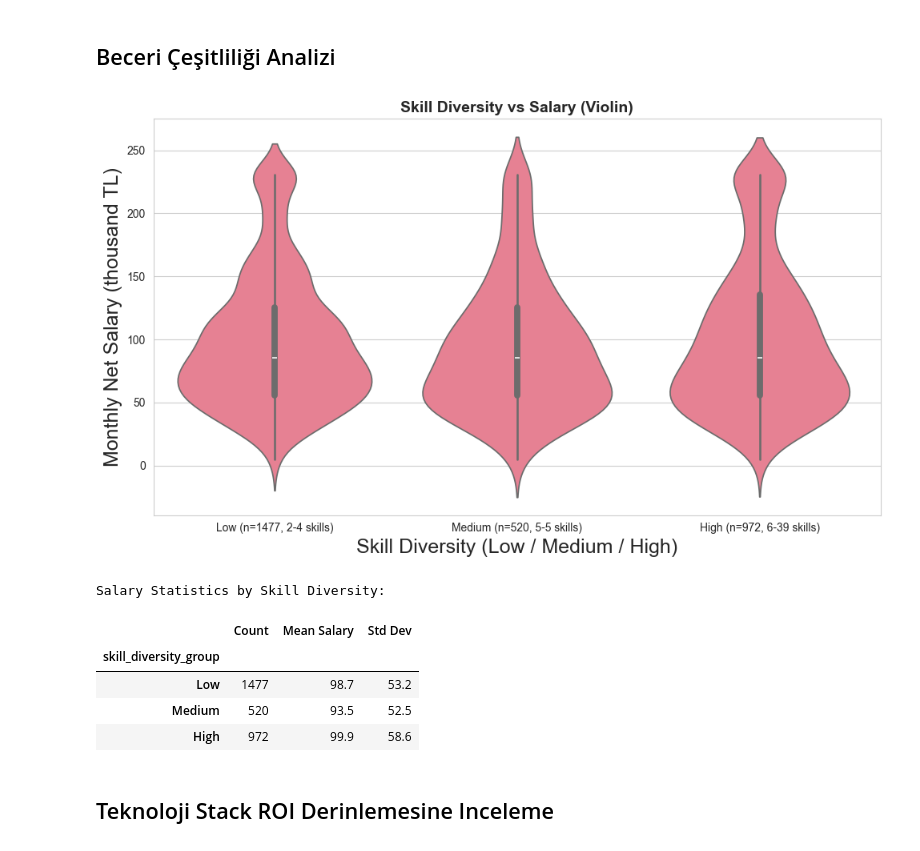
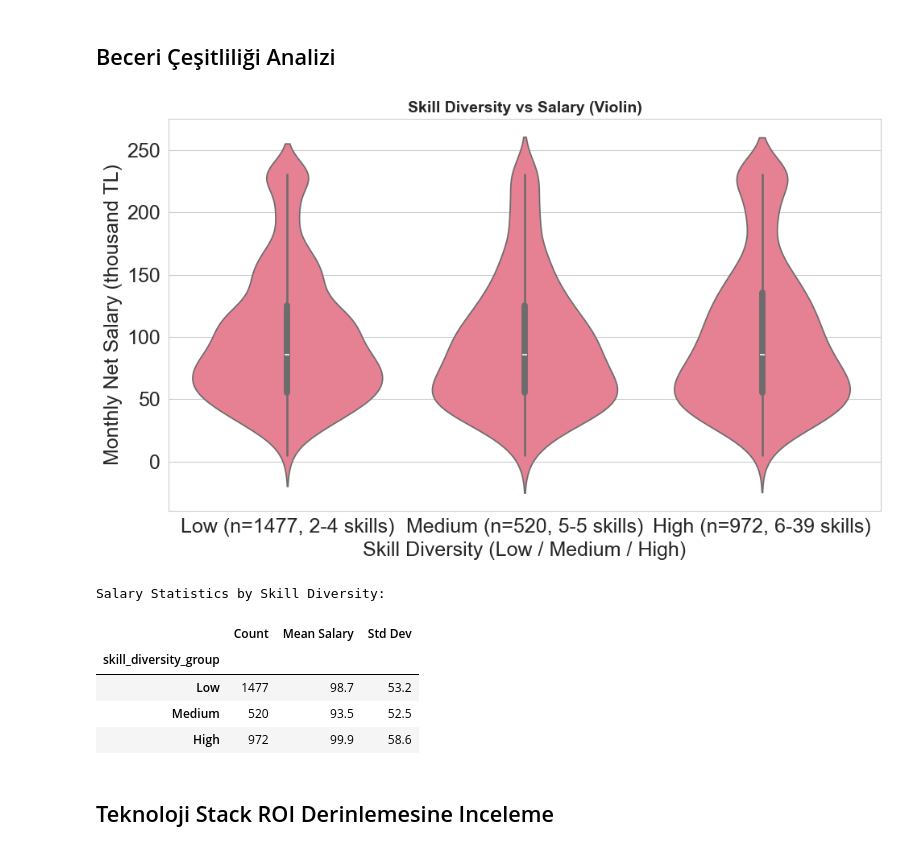
Before and after one commit to erdemgunal/maas-anketi-analiz, a Jupyter notebook: notebooks/04_technology_and_roi_analysis.ipynb, the cells around one changed output. Drawn from its saved outputs; the diff is of its cells as text; code cells hidden in the pictures.

```diff
--- a/notebooks/04_technology_and_roi_analysis.ipynb
+++ b/notebooks/04_technology_and_roi_analysis.ipynb
@@ -74,11 +74,12 @@ if role_cols and modes:
                 plt.bar(roles, vals, bottom=bottoms, label=m, color=mode_colors[m])
                 bottoms += vals
 
-            plt.xticks(rotation=45)
             plt.ylabel('Share (100%)', fontsize=18)
             plt.xlabel('Role', fontsize=18)
             plt.title('Work Arrangement Distribution by Role (Remote/Hybrid/Office)', fontsize=14, fontweight='bold')
             plt.legend()
+            plt.xticks(fontsize=18, rotation=45, ha='right')
+            plt.yticks(fontsize=18)
             plt.tight_layout()
             plt.savefig(os.path.join(FIG_DIR, 'barplot_work_arrangement_by_role.png'), dpi=300, bbox_inches='tight')
             plt.show()
@@ -143,6 +144,10 @@ if role_cols and tool_cols:
             sns.heatmap(heat, annot=False, cmap='YlGnBu', yticklabels=popular_roles,
                        xticklabels=col_labels, cbar_kws={'label': 'Adoption (%)'})
             plt.title('Top Tool Adoption by Role', fontsize=14, fontweight='bold')
+
+            plt.xticks(fontsize=18, rotation=45)
+            plt.yticks(fontsize=18)
+
             plt.tight_layout()
             plt.savefig(os.path.join(FIG_DIR, 'heatmap_tool_adoption_by_role.png'), dpi=300, bbox_inches='tight')
             plt.show()
@@ -278,35 +287,36 @@ if not tmp.empty:
     # Compute counts and observed skill-count ranges per group
     counts = tmp['skill_diversity_group'].value_counts().reindex(labels_order).fillna(0).astype(int)
     ranges = (
         tmp.groupby('skill_diversity_group', observed=True)['skill_diversity_score']
         .agg(['min', 'max'])
         .reindex(labels_order)
         .fillna(0)
         .astype({'min': int, 'max': int})
     )
 
     sns.violinplot(data=tmp, x='skill_diversity_group', y='salary_numeric', inner='box',
                    order=labels_order)
     plt.xlabel('Skill Diversity (Low / Medium / High)', fontsize=18)
     plt.ylabel('Monthly Net Salary (thousand TL)', fontsize=18)
     plt.title('Skill Diversity vs Salary (Violin)', fontsize=14, fontweight='bold')
 
     # Enrich x-tick labels with counts and skill ranges
     xtick_labels = [
         f"{lab} (n={counts[lab]}, {ranges.loc[lab, 'min']}-{ranges.loc[lab, 'max']} skills)" for lab in labels_order
     ]
-    plt.xticks(ticks=range(len(labels_order)), labels=xtick_labels)
+    plt.xticks(ticks=range(len(labels_order)), labels=xtick_labels, fontsize=18)
+    plt.yticks(fontsize=18)
     plt.tight_layout()
     plt.savefig(os.path.join(FIG_DIR, 'violin_skill_diversity.png'), dpi=300, bbox_inches='tight')
     plt.show()
 
     # Display skill diversity summary
     skill_diversity_summary = tmp.groupby('skill_diversity_group', observed=True)['salary_numeric'].agg(['count', 'mean', 'std']).round(1)
     skill_diversity_summary.columns = ['Count', 'Mean Salary', 'Std Dev']
     print("Salary Statistics by Skill Diversity:")
     display(skill_diversity_summary)
 # %% [output]
-[figure, old version]
+[figure, new version]
 Salary Statistics by Skill Diversity:
 |  | Count | Mean Salary | Std Dev |
 | skill_diversity_group |  |  |  |
```
Also changed, not shown: parts of 4 cells of this notebook, 27 other files.
